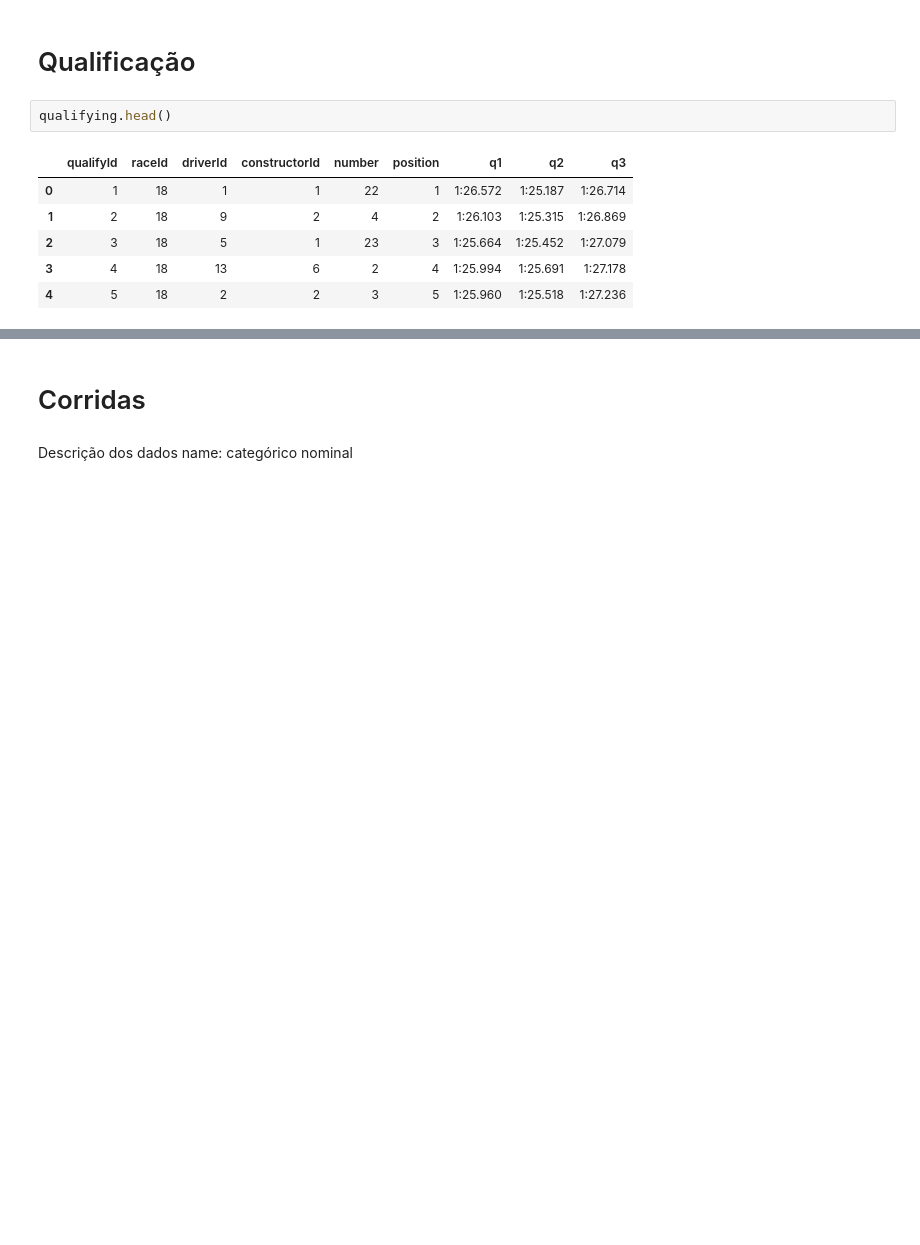
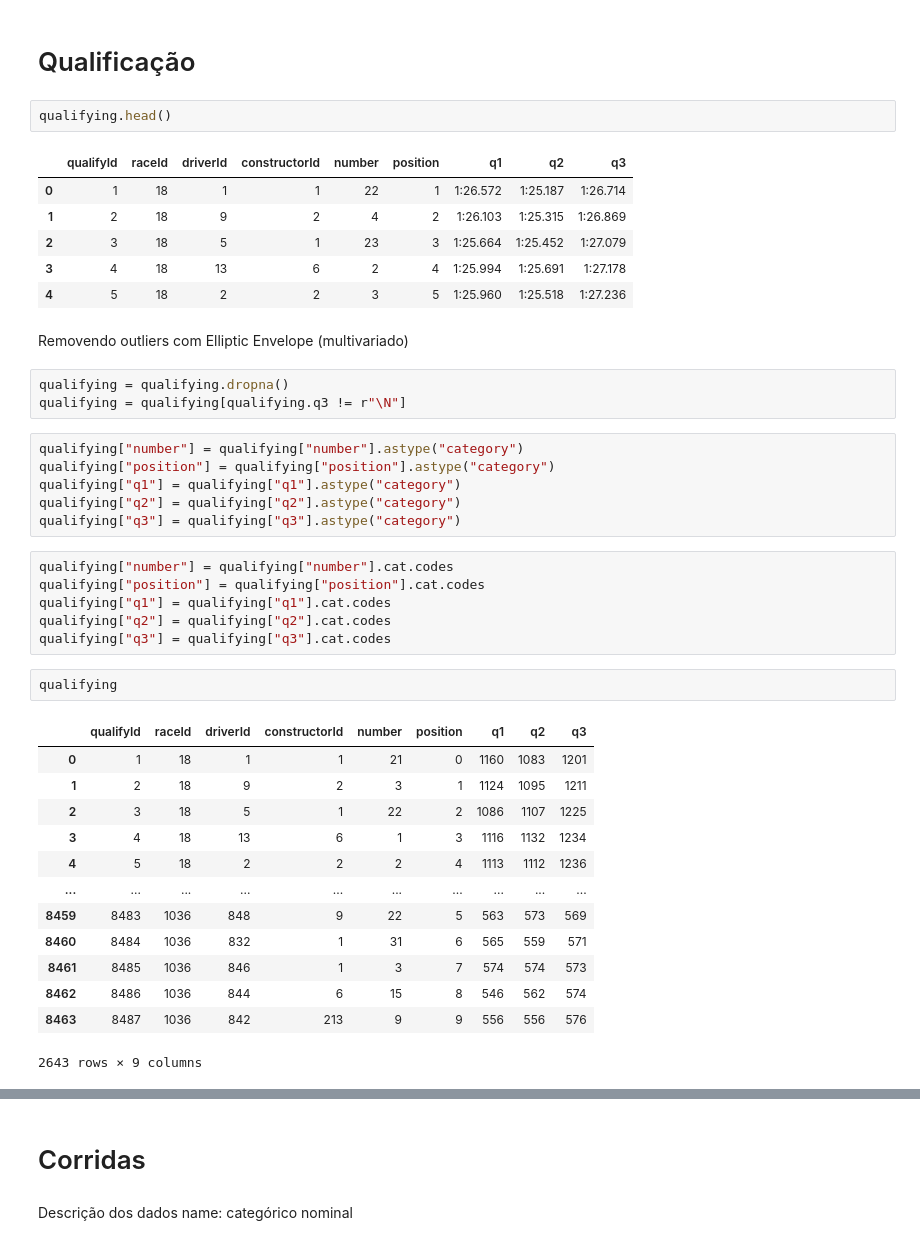
Before and after one commit to cdbm/F1DataAnalysis, a Jupyter notebook: data.ipynb, the cells around one changed output, grey strips where cells are left out. Saved outputs shown, nothing was run; the diff lists cells and outputs as text; blank space fills up the shorter version.

```diff
--- a/data.ipynb
+++ b/data.ipynb
@@ -553,3 +577,36 @@ qualifying.head()
 | 2 | 3 | 18 | 5 | 1 | 23 | 3 | 1:25.664 | 1:25.452 | 1:27.079 |
 | 3 | 4 | 18 | 13 | 6 | 2 | 4 | 1:25.994 | 1:25.691 | 1:27.178 |
 | 4 | 5 | 18 | 2 | 2 | 3 | 5 | 1:25.960 | 1:25.518 | 1:27.236 |
+# %% [markdown]
+Removendo outliers com Elliptic Envelope (multivariado)
+# %%
+qualifying = qualifying.dropna()
+qualifying = qualifying[qualifying.q3 != r"\N"]
+# %%
+qualifying["number"] = qualifying["number"].astype("category")
+qualifying["position"] = qualifying["position"].astype("category")
+qualifying["q1"] = qualifying["q1"].astype("category")
+qualifying["q2"] = qualifying["q2"].astype("category")
+qualifying["q3"] = qualifying["q3"].astype("category")
+# %%
+qualifying["number"] = qualifying["number"].cat.codes
+qualifying["position"] = qualifying["position"].cat.codes
+qualifying["q1"] = qualifying["q1"].cat.codes
+qualifying["q2"] = qualifying["q2"].cat.codes
+qualifying["q3"] = qualifying["q3"].cat.codes
+# %%
+qualifying
+# %% [output]
+|  | qualifyId | raceId | driverId | constructorId | number | position | q1 | q2 | q3 |
+| 0 | 1 | 18 | 1 | 1 | 21 | 0 | 1160 | 1083 | 1201 |
+| 1 | 2 | 18 | 9 | 2 | 3 | 1 | 1124 | 1095 | 1211 |
+| 2 | 3 | 18 | 5 | 1 | 22 | 2 | 1086 | 1107 | 1225 |
+| 3 | 4 | 18 | 13 | 6 | 1 | 3 | 1116 | 1132 | 1234 |
+| 4 | 5 | 18 | 2 | 2 | 2 | 4 | 1113 | 1112 | 1236 |
+| ... | ... | ... | ... | ... | ... | ... | ... | ... | ... |
+| 8459 | 8483 | 1036 | 848 | 9 | 22 | 5 | 563 | 573 | 569 |
+| 8460 | 8484 | 1036 | 832 | 1 | 31 | 6 | 565 | 559 | 571 |
+| 8461 | 8485 | 1036 | 846 | 1 | 3 | 7 | 574 | 574 | 573 |
+| 8462 | 8486 | 1036 | 844 | 6 | 15 | 8 | 546 | 562 | 574 |
+| 8463 | 8487 | 1036 | 842 | 213 | 9 | 9 | 556 | 556 | 576 |
+2643 rows × 9 columns
```
Also changed, not shown: parts of 17 cells of this notebook.
